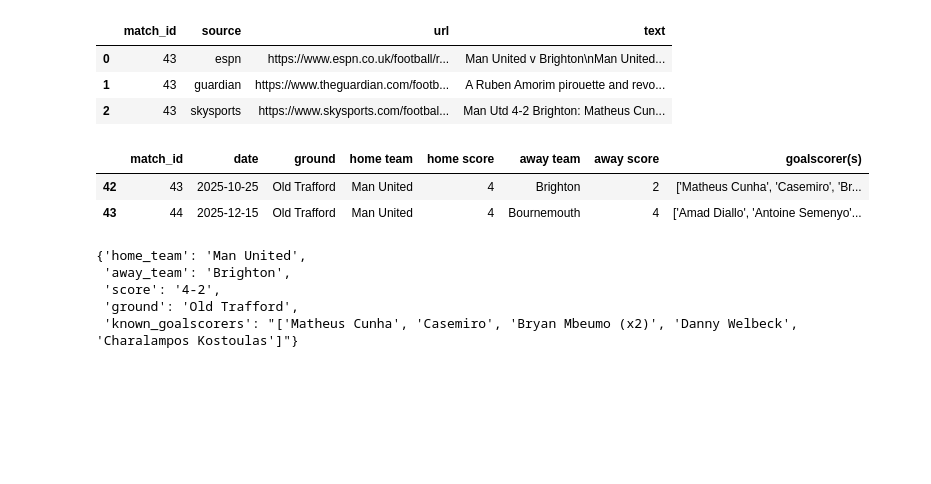
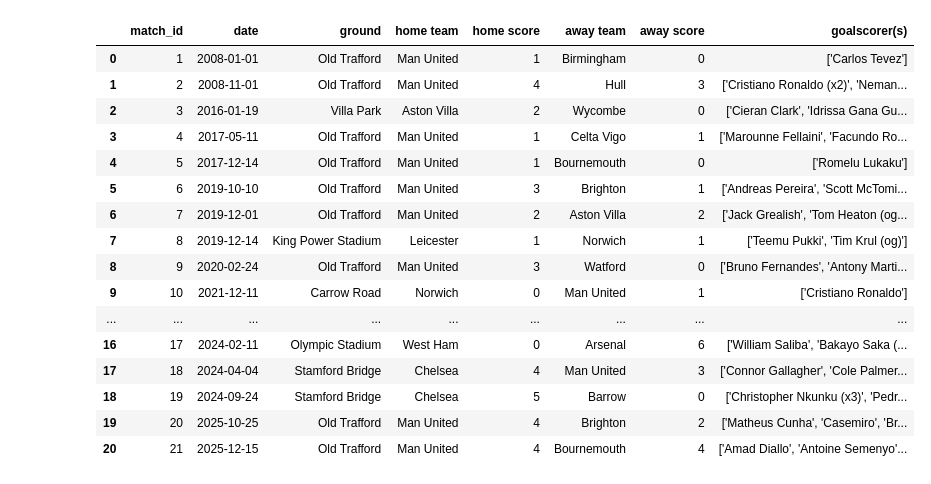
Before and after one commit to danielcavey/Football-Match-Memory-Enricher, a Jupyter notebook: src/rag_layer.ipynb, the cells around one changed output. Drawn from its saved outputs; the diff is of its cells as text; code cells hidden in the pictures; blank space fills up the shorter version.

```diff
--- a/src/rag_layer.ipynb
+++ b/src/rag_layer.ipynb
@@ -17,14 +23,6 @@ articles_df
 
 def get_match_articles(match_id):
     return articles_df[articles_df["match_id"]==match_id]
-
-# Test function
-get_match_articles(43)
-# %% [output]
-|  | match_id | source | url | text |
-| 0 | 43 | espn | https://www.espn.co.uk/football/r... | Man United v Brighton\nMan United... |
-| 1 | 43 | guardian | https://www.theguardian.com/footb... | A Ruben Amorim pirouette and revo... |
-| 2 | 43 | skysports | https://www.skysports.com/footbal... | Man Utd 4-2 Brighton: Matheus Cun... |
 # %%
 # Funtion that joins the text from all the different articles together
 
@@ -34,13 +32,26 @@ def build_context(match_articles):
 # %%
 # Load in the cleaned dataset as a source of truth for many of the desired feature
 
 matches_df = pd.read_csv("../data/clean_matches.csv")
-matches_df = matches_df.iloc[42:44]
 matches_df
 # %% [output]
 |  | match_id | date | ground | home team | home score | away team | away score | goalscorer(s) |
-| 42 | 43 | 2025-10-25 | Old Trafford | Man United | 4 | Brighton | 2 | ['Matheus Cunha', 'Casemiro', 'Br... |
-| 43 | 44 | 2025-12-15 | Old Trafford | Man United | 4 | Bournemouth | 4 | ['Amad Diallo', 'Antoine Semenyo'... |
+| 0 | 1 | 2008-01-01 | Old Trafford | Man United | 1 | Birmingham | 0 | ['Carlos Tevez'] |
+| 1 | 2 | 2008-11-01 | Old Trafford | Man United | 4 | Hull | 3 | ['Cristiano Ronaldo (x2)', 'Neman... |
+| 2 | 3 | 2016-01-19 | Villa Park | Aston Villa | 2 | Wycombe | 0 | ['Cieran Clark', 'Idrissa Gana Gu... |
+| 3 | 4 | 2017-05-11 | Old Trafford | Man United | 1 | Celta Vigo | 1 | ['Marounne Fellaini', 'Facundo Ro... |
+| 4 | 5 | 2017-12-14 | Old Trafford | Man United | 1 | Bournemouth | 0 | ['Romelu Lukaku'] |
+| 5 | 6 | 2019-10-10 | Old Trafford | Man United | 3 | Brighton | 1 | ['Andreas Pereira', 'Scott McTomi... |
+| 6 | 7 | 2019-12-01 | Old Trafford | Man United | 2 | Aston Villa | 2 | ['Jack Grealish', 'Tom Heaton (og... |
+| 7 | 8 | 2019-12-14 | King Power Stadium | Leicester | 1 | Norwich | 1 | ['Teemu Pukki', 'Tim Krul (og)'] |
+| 8 | 9 | 2020-02-24 | Old Trafford | Man United | 3 | Watford | 0 | ['Bruno Fernandes', 'Antony Marti... |
+| 9 | 10 | 2021-12-11 | Carrow Road | Norwich | 0 | Man United | 1 | ['Cristiano Ronaldo'] |
+| ... | ... | ... | ... | ... | ... | ... | ... | ... |
+| 16 | 17 | 2024-02-11 | Olympic Stadium | West Ham | 0 | Arsenal | 6 | ['William Saliba', 'Bakayo Saka (... |
+| 17 | 18 | 2024-04-04 | Stamford Bridge | Chelsea | 4 | Man United | 3 | ['Connor Gallagher', 'Cole Palmer... |
+| 18 | 19 | 2024-09-24 | Stamford Bridge | Chelsea | 5 | Barrow | 0 | ['Christopher Nkunku (x3)', 'Pedr... |
+| 19 | 20 | 2025-10-25 | Old Trafford | Man United | 4 | Brighton | 2 | ['Matheus Cunha', 'Casemiro', 'Br... |
+| 20 | 21 | 2025-12-15 | Old Trafford | Man United | 4 | Bournemouth | 4 | ['Amad Diallo', 'Antoine Semenyo'... |
 # %%
 def get_known_facts(match_id):
     row = matches_df[matches_df["match_id"] == match_id]
@@ -53,14 +64,6 @@ def get_known_facts(match_id):
         "ground": row["ground"],
         "known_goalscorers": row["goalscorer(s)"]
     }
-
-get_known_facts(43)
-# %% [output]
-{'home_team': 'Man United',
- 'away_team': 'Brighton',
- 'score': '4-2',
- 'ground': 'Old Trafford',
- 'known_goalscorers': "['Matheus Cunha', 'Casemiro', 'Bryan Mbeumo (x2)', 'Danny Welbeck', 'Charalampos Kostoulas']"}
 # %%
 # Function that builds the query that will be fed into the LLM
 
```
Also changed, not shown: parts of 2 cells of this notebook, 7 other files.
